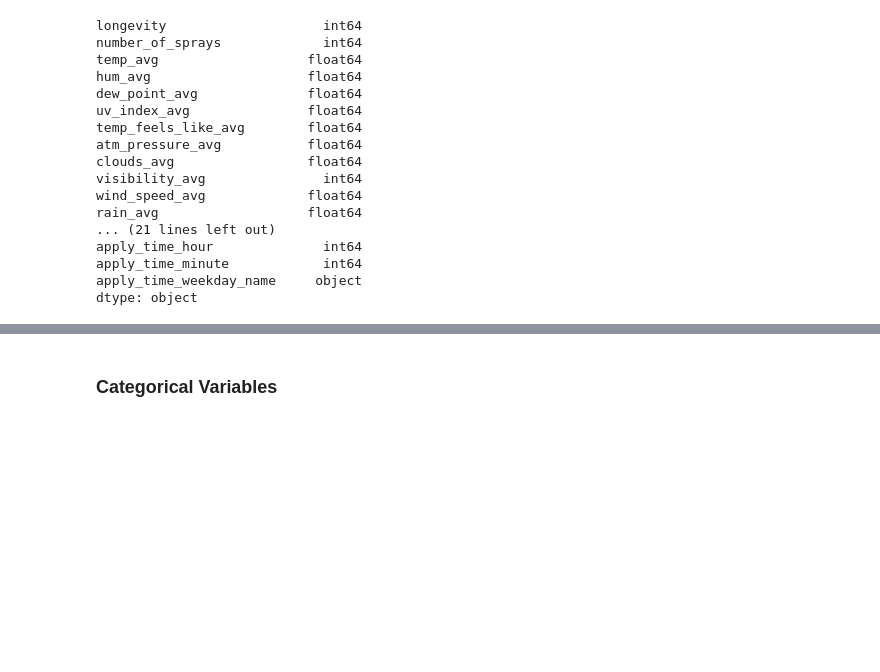
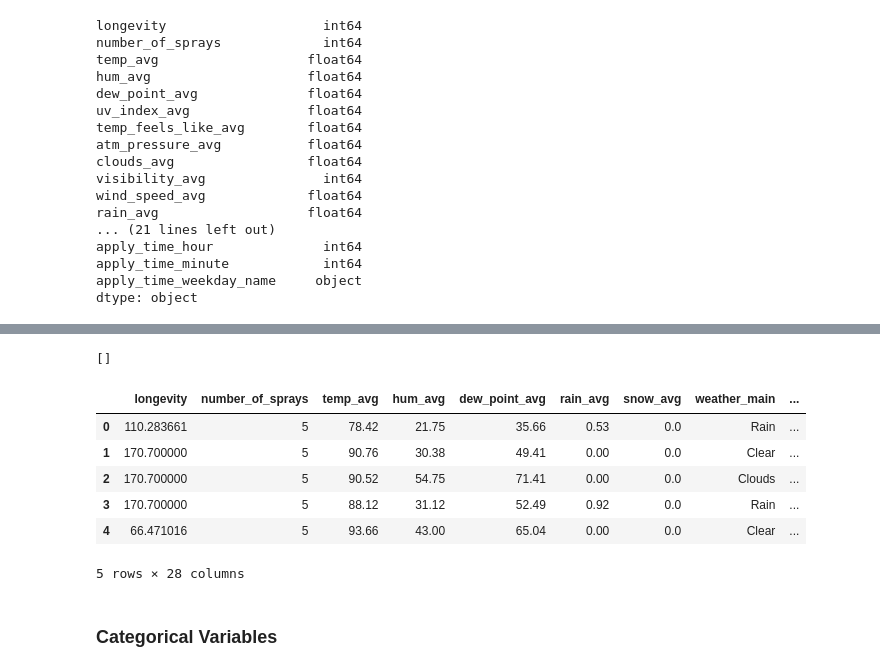
Before and after one commit to duftunddu/duftunddu, a Jupyter notebook: public/longevity.ipynb, the cells around one changed output, grey strips where cells are left out. Cells and saved outputs as stored; diff of their text form; code cells hidden in the pictures; blank space fills up the shorter version.

```diff
--- a/public/longevity.ipynb
+++ b/public/longevity.ipynb
@@ -218,0 +313,3 @@ dtype: object
+# %%
+df['new_longevity'] = df.apply(lambda x : negative_longevity(x['longevity'], x['new_longevity'],), axis=1)
+df['new_longevity']
@@ -219,3 +369,19 @@ dtype: object
+# %%
+# Columns with any null values
+df.columns[df.isna().any()].tolist()
+# %% [output]
+[]
+# %%
+df.reset_index(drop=True, inplace=True)
+df.head()
+# %% [output]
+|  | longevity | number_of_sprays | temp_avg | hum_avg | dew_point_avg | rain_avg | snow_avg | weather_main | ... |
+| 0 | 110.283661 | 5 | 78.42 | 21.75 | 35.66 | 0.53 | 0.0 | Rain | ... |
+| 1 | 170.700000 | 5 | 90.76 | 30.38 | 49.41 | 0.00 | 0.0 | Clear | ... |
+| 2 | 170.700000 | 5 | 90.52 | 54.75 | 71.41 | 0.00 | 0.0 | Clouds | ... |
+| 3 | 170.700000 | 5 | 88.12 | 31.12 | 52.49 | 0.92 | 0.0 | Rain | ... |
+| 4 | 66.471016 | 5 | 93.66 | 43.00 | 65.04 | 0.00 | 0.0 | Clear | ... |
+5 rows × 28 columns
 # %% [markdown]
 ### Categorical Variables
 # %%
```
Also changed, not shown: parts of 44 cells of this notebook, 8 other files.
